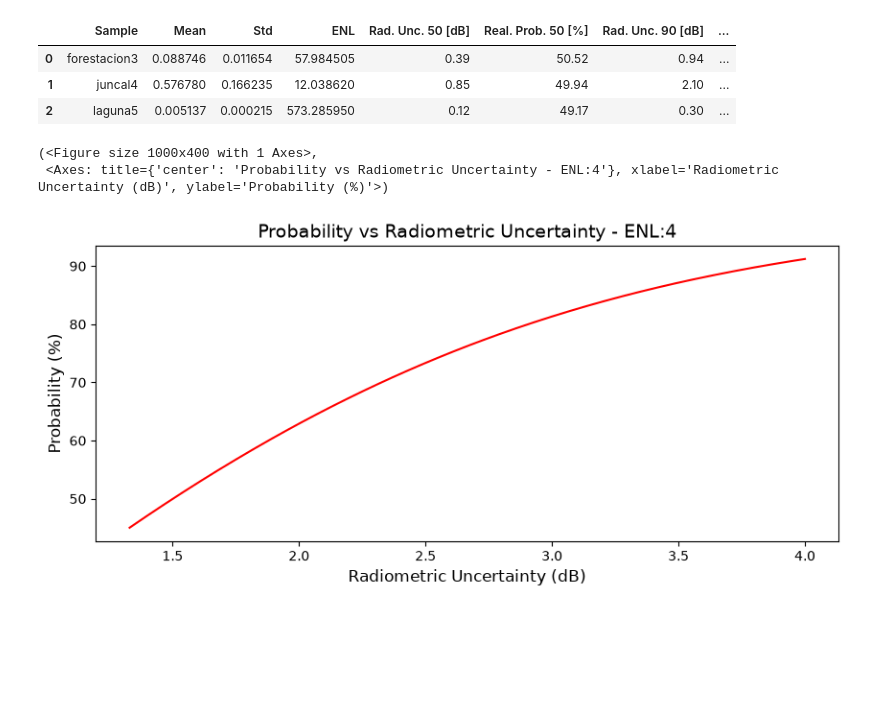
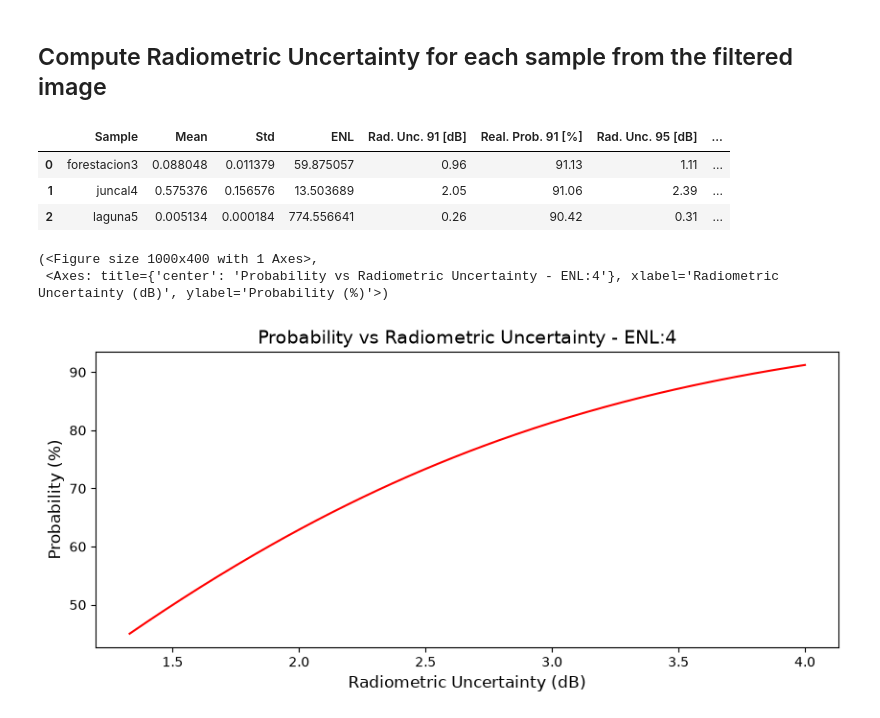
Before and after one commit to francobarrionuevoenv21/radiometric_uncertainty_sar, a Jupyter notebook: notebook_example.ipynb, the cells around one changed output. Cells and saved outputs as stored; diff of their text form; code cells hidden in the pictures; blank space fills up the shorter version.

```diff
--- a/notebook_example.ipynb
+++ b/notebook_example.ipynb
@@ -19,0 +28,6 @@ LIST_PROBS = [50, 90, 95]
+# %%
+# Define parameters
+TIF_PATH = 'https://github.com/francobarrionuevoenv21/radiometric_uncertainty_sar/raw/refs/heads/main/data_test/envisat_wsm_2005_09_12_hh_pot_cal_cg_gk5wgs84_nn_sub_SpkGamma11.tif' # ENVISAT HH image speckle filtered with a Gamma 11x11 window
+SAMPLES_PATH = 'https://github.com/francobarrionuevoenv21/radiometric_uncertainty_sar/raw/refs/heads/main/data_test/muestras_merged4326.geojson' # Homogeneus samples vector
+SAMPLES_COL = 'nombre' # Samples column name
+LIST_CI = [91, 95, 99] # List of confidence intervals to evaluate radiometric unvertainty
@@ -42,10 +73,13 @@ for idx, row in gpd_samples_rep.iterrows():
+# %% [markdown]
+## Compute Radiometric Uncertainty for each sample from the filtered image
 # %%
-rdc(TIF_PATH, SAMPLES_PATH, SAMPLES_COL, LIST_PROBS)
+# Run rdc
+rdc(TIF_PATH, SAMPLES_PATH, SAMPLES_COL, LIST_CI)
 # %% [output]
-|  | Sample | Mean | Std | ENL | Rad. Unc. 50 [dB] | Real. Prob. 50 [%] | Rad. Unc. 90 [dB] | ... |
-| 0 | forestacion3 | 0.088746 | 0.011654 | 57.984505 | 0.39 | 50.52 | 0.94 | ... |
-| 1 | juncal4 | 0.576780 | 0.166235 | 12.038620 | 0.85 | 49.94 | 2.10 | ... |
-| 2 | laguna5 | 0.005137 | 0.000215 | 573.285950 | 0.12 | 49.17 | 0.30 | ... |
+|  | Sample | Mean | Std | ENL | Rad. Unc. 91 [dB] | Real. Prob. 91 [%] | Rad. Unc. 95 [dB] | ... |
+| 0 | forestacion3 | 0.088048 | 0.011379 | 59.875057 | 0.96 | 91.13 | 1.11 | ... |
+| 1 | juncal4 | 0.575376 | 0.156576 | 13.503689 | 2.05 | 91.06 | 2.39 | ... |
+| 2 | laguna5 | 0.005134 | 0.000184 | 774.556641 | 0.26 | 90.42 | 0.31 | ... |
 # %%
 ENL = 4
 # %%
```
Also changed, not shown: parts of 9 cells of this notebook.
